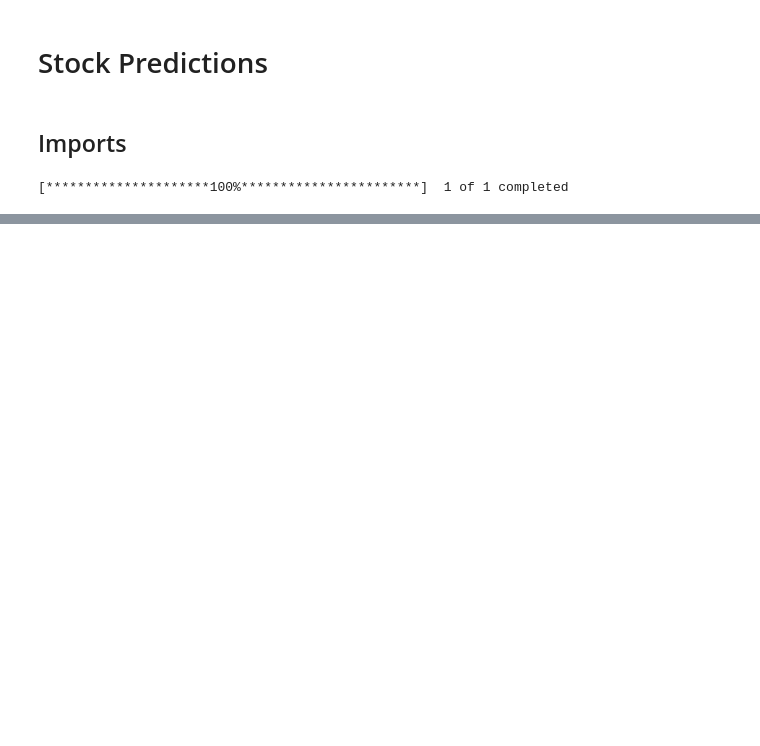
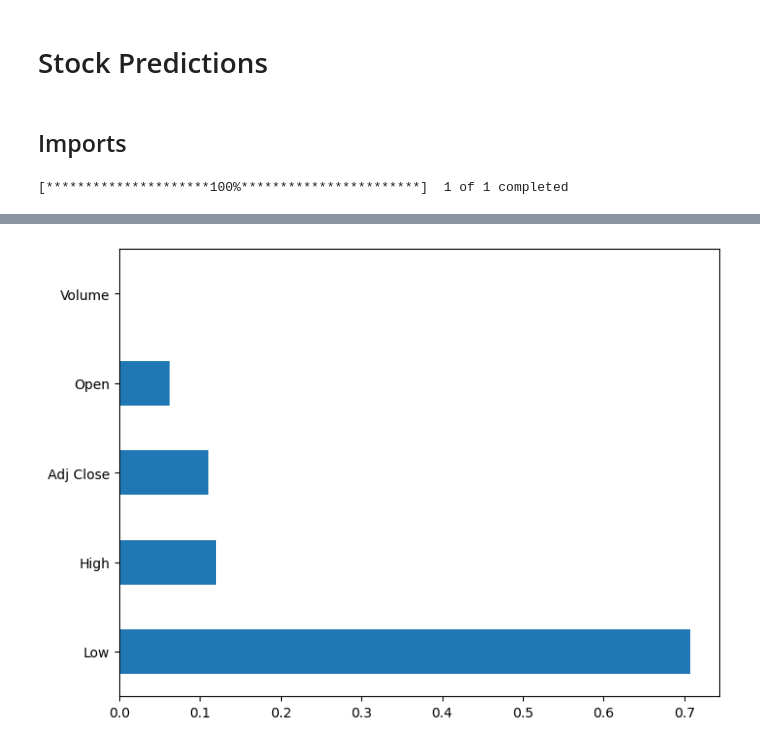
Before and after one commit to chrishunt11/Algorithmic_Trading_Python, a Jupyter notebook: Stock Predictions.ipynb, the cells around one changed output, grey strips where cells are left out. Saved outputs shown, nothing was run; the diff lists cells and outputs as text; code cells hidden in the pictures; blank space fills up the shorter version.

```diff
--- a/Stock Predictions.ipynb
+++ b/Stock Predictions.ipynb
@@ -61,0 +374,6 @@ Model Predictions:
+# %%
+## just keep the top 5 importances and plot
+sorted_importance.head(5).plot(kind='barh',
+                                   figsize=(8,6));
+# %% [output]
+[figure, added]
```
Also changed, not shown: parts of 35 cells of this notebook, 1 other file.
